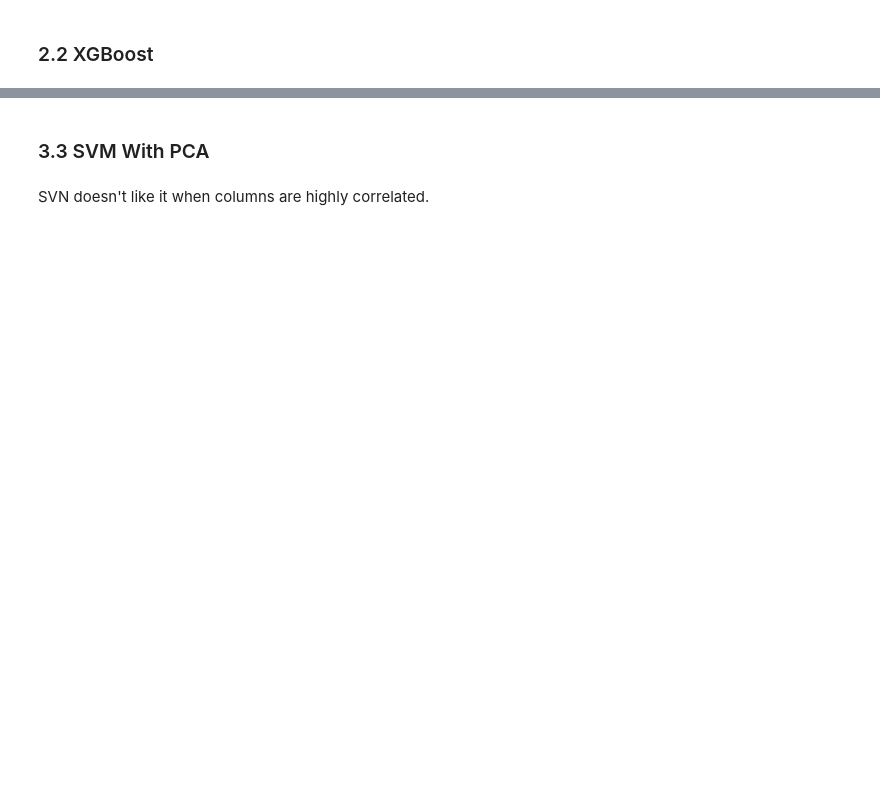
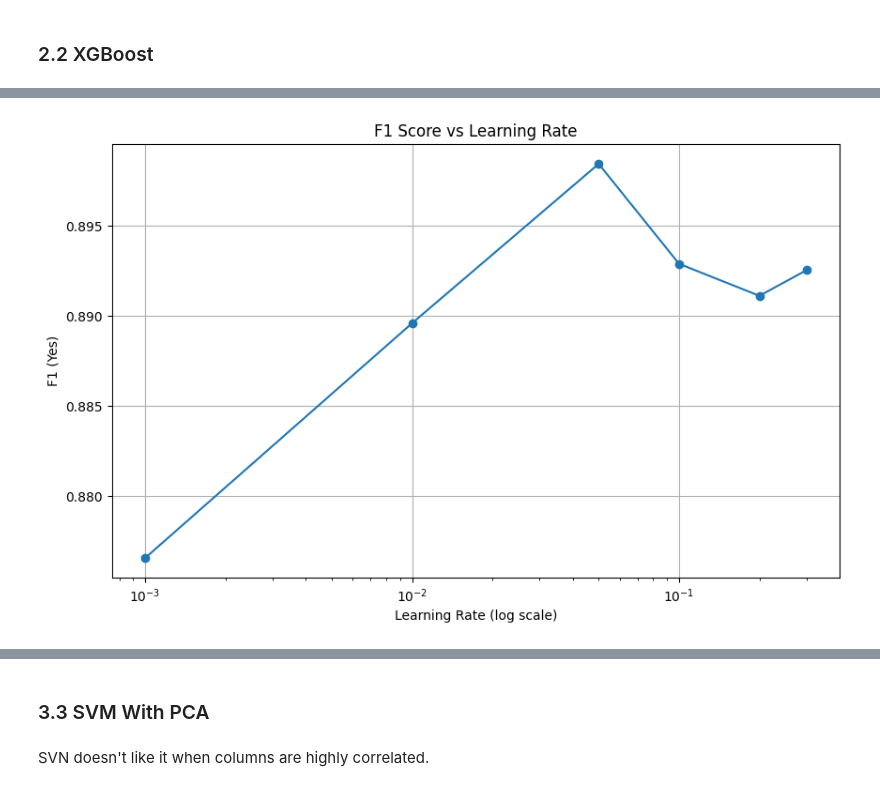
Before and after one commit to mcastro64/Data622, a Jupyter notebook: Assignment4/MC-Assignment-4.ipynb, the cells around one changed output, grey strips where cells are left out. Cells and saved outputs as stored; diff of their text form; code cells hidden in the pictures; blank space fills up the shorter version.

Commit message:
xgboost learning rate

```diff
--- a/Assignment4/MC-Assignment-4.ipynb
+++ b/Assignment4/MC-Assignment-4.ipynb
@@ -1383,2 +1477,33 @@ eval_df = evaluate_model(xgb1_model, model_name="XG1")
 # %%
 # Test different learning rates
+from sklearn.base import clone
+
+results = []
+learning_rates = [0.001, 0.01, 0.05, 0.1, 0.2, 0.3]
+
+for lr in learning_rates:
+
+    model = clone(xgb1_model)
+    model.set_params(classifier__learning_rate=lr)
+
+    scores = cross_validate(
+        model,
+        X_train, y_train,
+        cv=5,
+        scoring={
+            "accuracy": "accuracy",
+            "recall_yes": make_scorer(recall_score, pos_label=1),
+            "f1_yes": make_scorer(f1_score, pos_label=1)
+        },
+        n_jobs=-1
+    )
+
+    results.append({
+        "learning_rate": lr,
+        "accuracy": scores["test_accuracy"].mean(),
+        "recall_yes": scores["test_recall_yes"].mean(),
+        "f1_yes": scores["test_f1_yes"].mean()
+    })
+
+df_lr = pd.DataFrame(results).sort_values("learning_rate", ascending=True)
+print(df_lr)
@@ -1384,0 +1518,12 @@ eval_df = evaluate_model(xgb1_model, model_name="XG1")
+# %%
+# Plot learning rates
+plt.figure(figsize=(10,6))
+plt.plot(df_lr["learning_rate"], df_lr["f1_yes"], marker="o")
+plt.xscale("log")
+plt.xlabel("Learning Rate (log scale)")
+plt.ylabel("F1 (Yes)")
+plt.title("F1 Score vs Learning Rate")
+plt.grid(True)
+plt.show()
+# %% [output]
+[figure, added]
```
Also changed, not shown: parts of 19 cells of this notebook.
